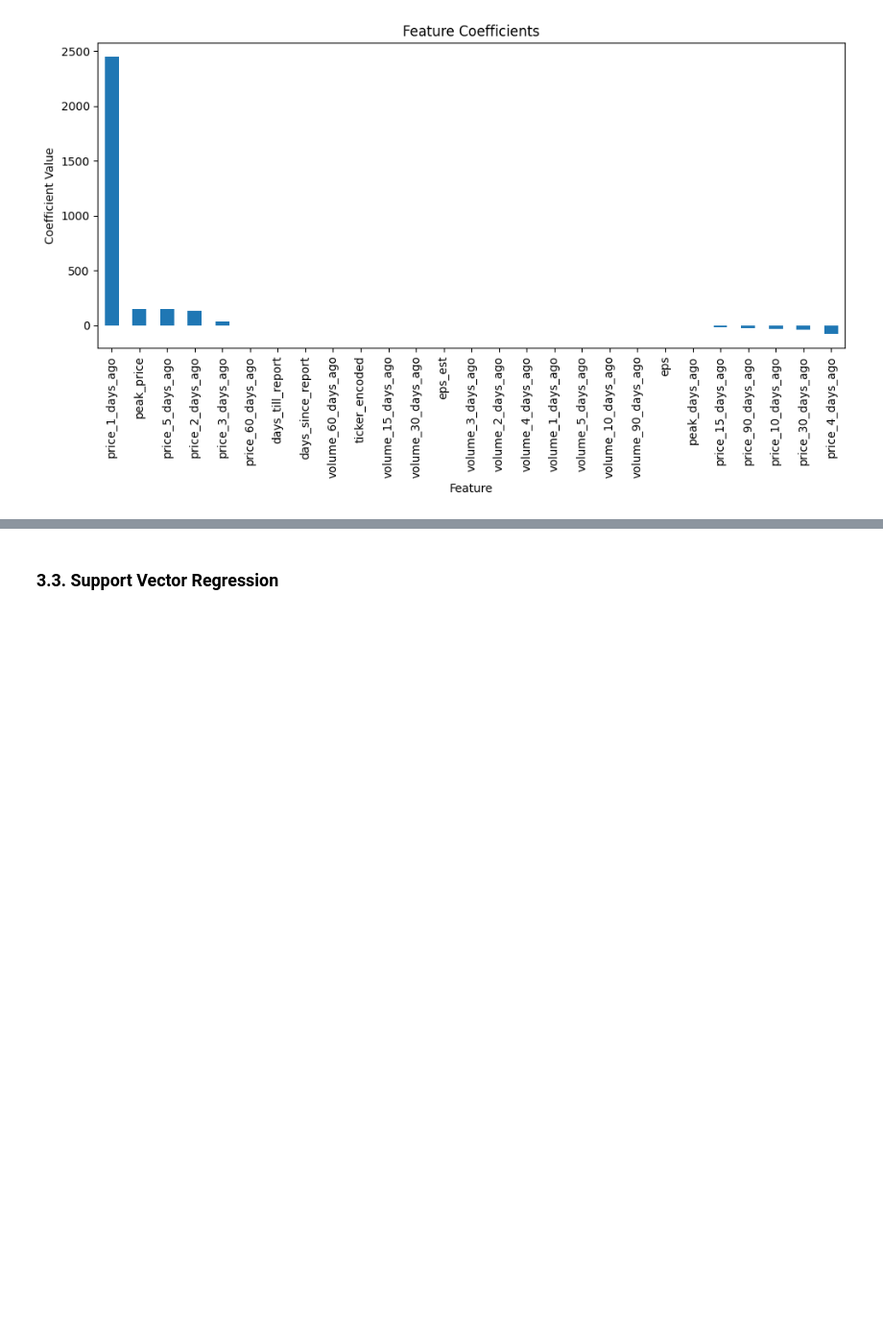
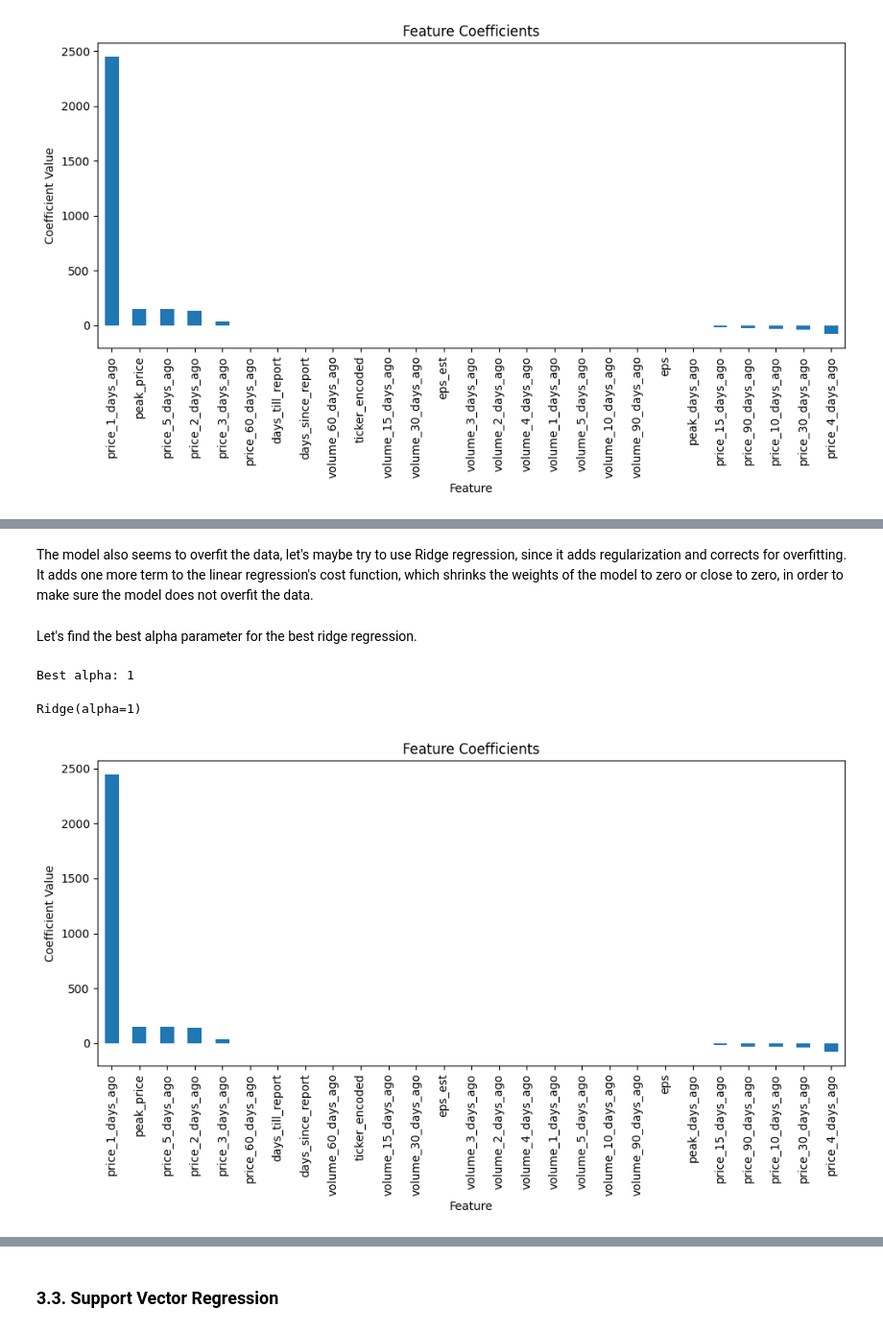
Before and after one commit to thunder913/Machine-Learning, a Jupyter notebook: stocks.ipynb, the cells around one changed output, grey strips where cells are left out. Shown: that part at 96% size. Cells and saved outputs as stored; diff of their text form; code cells hidden in the pictures; blank space fills up the shorter version.

Commit message:
Add linear data descriptions

```diff
--- a/stocks.ipynb
+++ b/stocks.ipynb
@@ -513,6 +511,23 @@ Seems like in lower values the model is actually good and predicts close to the
 The second model we will look into is linear regression. Here we don't need any hyperparam tuning, so we just prepare the data for the model and perform the machine learning.
 
 The fitting of this algorithm is very fast, takes just 5 seconds.
+# %%
+def plot_feature_coefficients(linear_model):
+    """
+    Plots the feature coefficients of a Linear regression model.
+
+    Parameters:
+    ridge_model: Trained Linear regression model.
+    """
+    coefficients = pd.Series(linear_model.coef_, index=features).sort_values(ascending=False)
+
+    plt.figure(figsize=(10, 6))
+    coefficients.plot(kind='bar')
+    plt.title('Feature Coefficients')
+    plt.ylabel('Coefficient Value')
+    plt.xlabel('Feature')
+    plt.tight_layout()
+    plt.show()
 # %%
 linear_regression_data = prepare_data(stock_data_tidy, features, target, False, 1)
 # %%
@@ -568,13 +563,18 @@ R² Score: 0.9999208876303298
+# %% [markdown]
+The model also seems to overfit the data, let's maybe try to use Ridge regression, since it adds regularization and corrects for overfitting. It adds one more term to the linear regression's cost function, which shrinks the weights of the model to zero or close to zero, in order to make sure the model does not overfit the data.
+# %% [markdown]
+Let's find the best alpha parameter for the best ridge regression.
 # %%
 ridge = Ridge()
-parameters = {'alpha': [0.0001, 0.001, 0.01, 0.1, 1, 10, 100, 1000]}
+parameters = {'alpha': [0.0001, 0.001, 0.01, 0.1, 1, 10, 100, 1000, 10000]}
 ridge_cv = GridSearchCV(ridge, parameters, cv=5, scoring='neg_mean_squared_error')
 ridge_cv.fit(linear_regression_data.X_train, linear_regression_data.y_train)
 
 print(f"Best alpha: {ridge_cv.best_params_['alpha']}")
+# %% [output]
+Best alpha: 1
 # %%
-
-# Ridge (L2 Regularization)
 ridge_model = Ridge(alpha=1)
 ridge_model.fit(linear_regression_data.X_train, linear_regression_data.y_train)
-print(ridge_model.score(linear_regression_data.X_test, linear_regression_data.y_test))
+# %% [output]
+Ridge(alpha=1)
@@ -590,0 +581,4 @@ plt.show()
+# %%
+plot_feature_coefficients(ridge_model)
+# %% [output]
+[figure, added]
```
Also changed, not shown: parts of 12 cells of this notebook.
